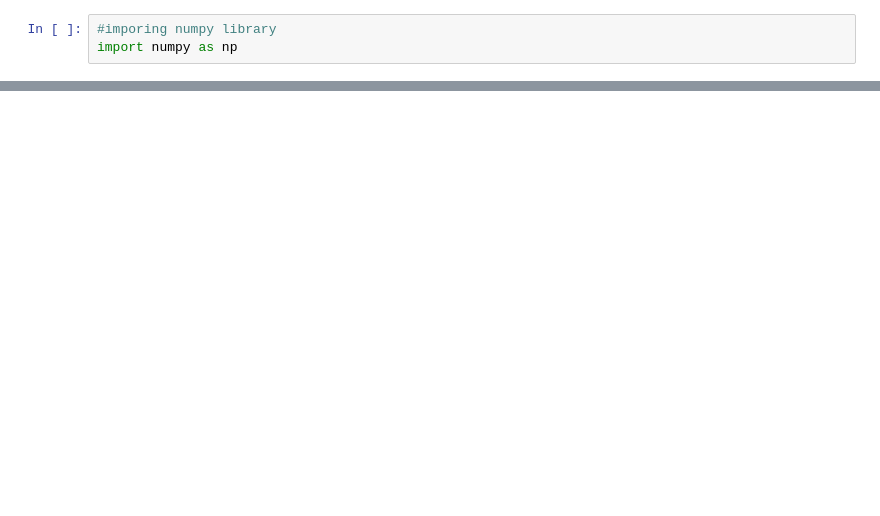
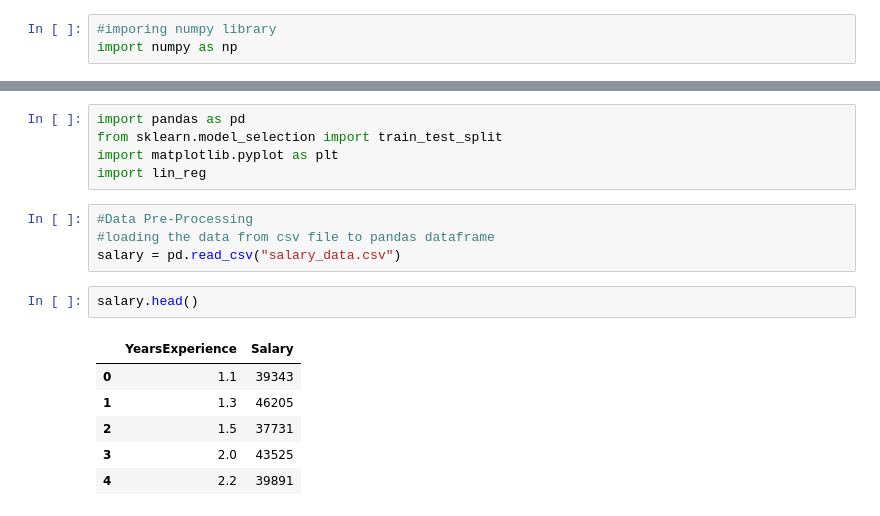
Before and after one commit to moonstruck2003/ml-learning-path, a Jupyter notebook: Linear Regression/Building Linear Regression from scratch.ipynb, the cells around one changed output, grey strips where cells are left out. Cells and saved outputs as stored; diff of their text form; blank space fills up the shorter version.

```diff
--- a/Linear Regression/Building Linear Regression from scratch.ipynb
+++ b/Linear Regression/Building Linear Regression from scratch.ipynb
@@ -62,0 +83,18 @@ class Linear_Regression:
+# %%
+import pandas as pd
+from sklearn.model_selection import train_test_split
+import matplotlib.pyplot as plt
+import lin_reg
+# %%
+#Data Pre-Processing
+#loading the data from csv file to pandas dataframe
+salary = pd.read_csv("salary_data.csv")
+# %%
+salary.head()
+# %% [output]
+|  | YearsExperience | Salary |
+| 0 | 1.1 | 39343 |
+| 1 | 1.3 | 46205 |
+| 2 | 1.5 | 37731 |
+| 3 | 2.0 | 43525 |
+| 4 | 2.2 | 39891 |
```
Also changed, not shown: parts of 18 cells of this notebook, 3 other files.
